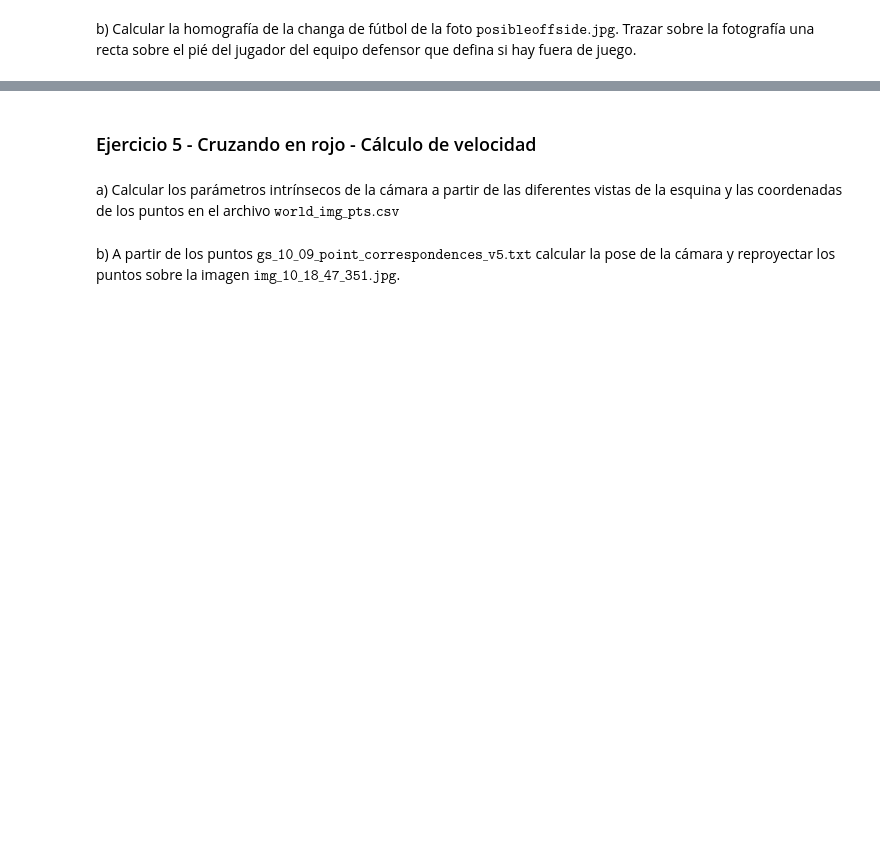
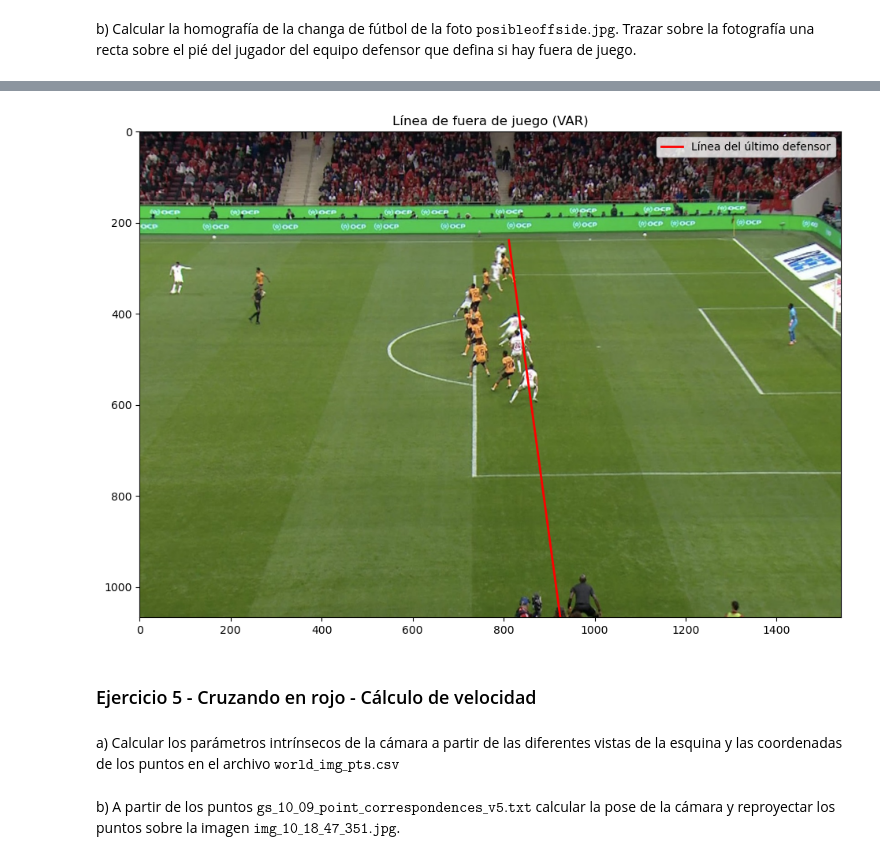
Before and after one commit to rpccp/alc_labos, a Jupyter notebook: TP/grupo_milanesa_svd_TP.ipynb, the cells around one changed output, grey strips where cells are left out. Cells and saved outputs as stored; diff of their text form; code cells hidden in the pictures; blank space fills up the shorter version.

```diff
--- a/TP/grupo_milanesa_svd_TP.ipynb
+++ b/TP/grupo_milanesa_svd_TP.ipynb
@@ -360,3 +665,67 @@ b) Calcular la homografía de la changa de fútbol de la foto $\texttt{posibleof
+# %%
+import numpy as np
+import matplotlib.pyplot as plt
+import alc
+
+# Puntos de control en coordenadas de la cancha
+obj_pts_off = np.array([
+    [94.0, 34.0],
+    [88.5, 13.84],
+    [88.5, 54.16],
+    [99.5, 24.84],
+    [99.5, 43.16]
+], dtype=np.float32)
+
+# Píxeles correspondientes en la imagen
+img_pts_off = np.array([
+    [1010, 475],
+    [732, 758],
+    [735, 316],
+    [1363, 578],
+    [1228, 390]
+], dtype=np.float32)
+
+# Calculamos la homografía y su inversa
+H_off = alc.estimarHomografia(img_pts_off, obj_pts_off)
+H_off_inv = alc.inversa(H_off)
+
+# Llevamos el pie del último defensor al plano de la cancha
+u_def, v_def = 824, 330
+pie_def_img = np.array([[u_def], [v_def], [1.0]])
+def_cancha_homogeneo = alc.mult_mat(H_off_inv, pie_def_img)
+
+U_def = def_cancha_homogeneo[0, 0] / def_cancha_homogeneo[2, 0]
+V_def = def_cancha_homogeneo[1, 0] / def_cancha_homogeneo[2, 0]
+
+# Definimos la recta de lado a lado de la cancha (V de 0 a 68 metros)
+extremo_1_cancha = np.array([[U_def], [0.0], [1.0]])
+extremo_2_cancha = np.array([[U_def], [68.0], [1.0]])
+
+# Proyectamos ambos extremos a la imagen
+extremo_1_img_hom = alc.mult_mat(H_off, extremo_1_cancha)
+extremo_2_img_hom = alc.mult_mat(H_off, extremo_2_cancha)
+
+u_1 = extremo_1_img_hom[0, 0] / extremo_1_img_hom[2, 0]
+v_1 = extremo_1_img_hom[1, 0] / extremo_1_img_hom[2, 0]
+
+u_2 = extremo_2_img_hom[0, 0] / extremo_2_img_hom[2, 0]
+v_2 = extremo_2_img_hom[1, 0] / extremo_2_img_hom[2, 0]
+
+# Graficamos la imagen y la recta proyectada
+plt.figure(figsize=(12, 8))
+plt.imshow(img_offside)
+
+plt.plot([u_1, u_2], [v_1, v_2], color='red', linewidth=2, label='Línea del último defensor')
+
+# Fijamos los límites a las dimensiones de la foto para que no se expanda el gráfico
+plt.xlim(0, img_offside.shape[1])
+plt.ylim(img_offside.shape[0], 0)
+
+plt.title("Línea de fuera de juego (VAR)")
+plt.legend()
+plt.show()
+# %% [output]
+[figure, added]
 # %% [markdown]
 ### Ejercicio 5 - Cruzando en rojo - Cálculo de velocidad
 # %% [markdown]
```
Also changed, not shown: parts of 12 cells of this notebook.
